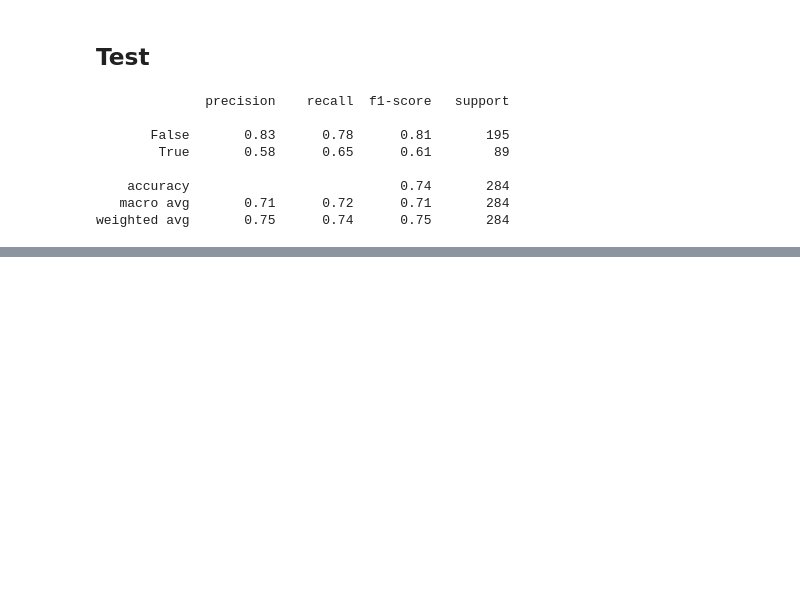
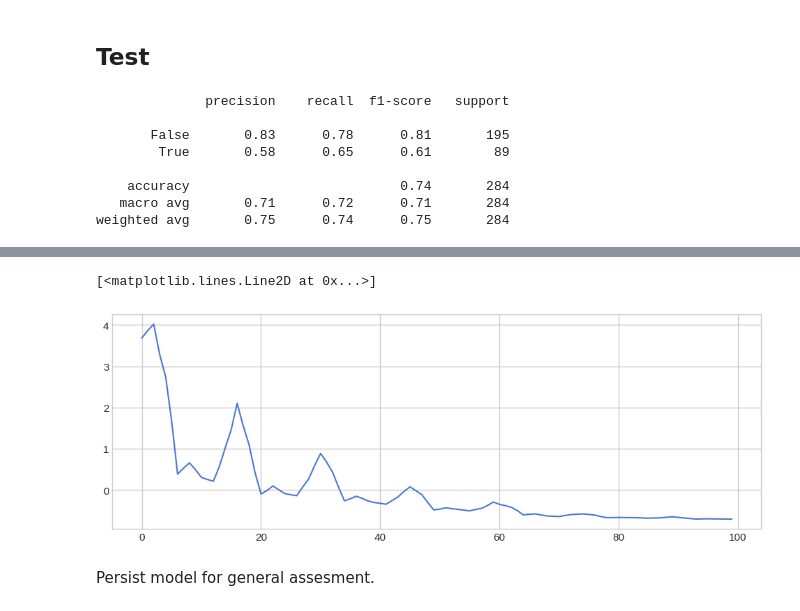
Before and after one commit to g-fabiani4-unipi/dm2_project, a Jupyter notebook: src/time_series/shapelets.ipynb, the cells around one changed output, grey strips where cells are left out. Cells and saved outputs as stored; diff of their text form; code cells hidden in the pictures; blank space fills up the shorter version.

```diff
--- a/src/time_series/shapelets.ipynb
+++ b/src/time_series/shapelets.ipynb
@@ -237,0 +273,7 @@ weighted avg       0.75      0.74      0.75       284
+# %%
+plt.plot(test_X[47][0])
+# %% [output]
+[<matplotlib.lines.Line2D at 0x...>]
+[figure, added]
+# %% [markdown]
+Persist model for general assesment.
```
Also changed, not shown: parts of 10 cells of this notebook, 9 other files.
